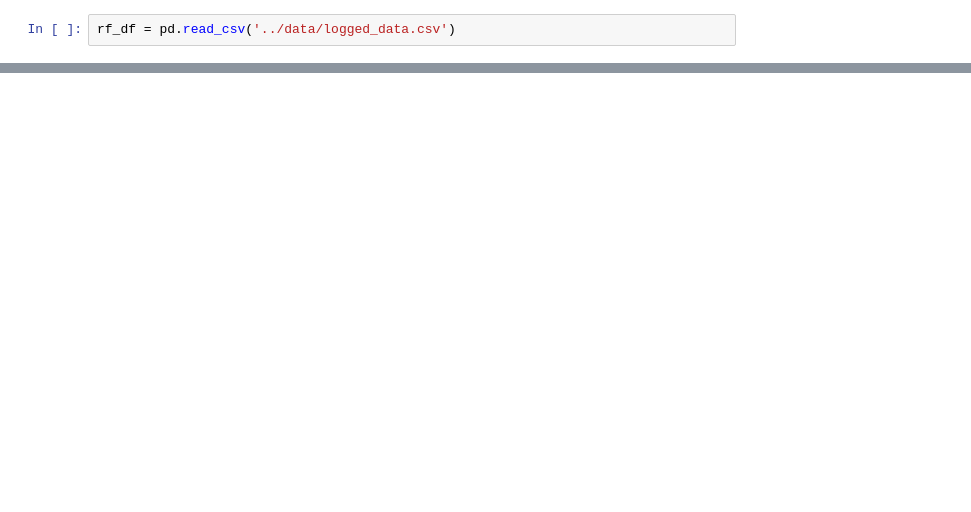
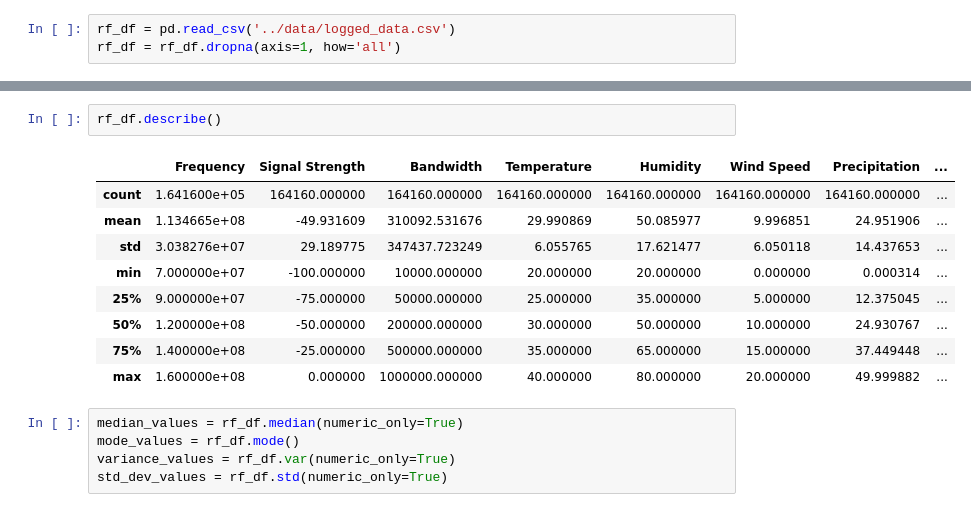
Before and after one commit to donnafarris/rfdata_eda, a Jupyter notebook: notebooks/initial_eda.ipynb, the cells around one changed output, grey strips where cells are left out. Saved outputs shown, nothing was run; the diff lists cells and outputs as text; blank space fills up the shorter version.

```diff
--- a/notebooks/initial_eda.ipynb
+++ b/notebooks/initial_eda.ipynb
@@ -3,2 +6,3 @@ import pandas as pd
 # %%
 rf_df = pd.read_csv('../data/logged_data.csv')
+rf_df = rf_df.dropna(axis=1, how='all')
@@ -25,0 +43,17 @@ Index(['Timestamp', 'Frequency', 'Signal Strength', 'Modulation', 'Bandwidth',
+# %%
+rf_df.describe()
+# %% [output]
+|  | Frequency | Signal Strength | Bandwidth | Temperature | Humidity | Wind Speed | Precipitation | ... |
+| count | 1.641600e+05 | 164160.000000 | 164160.000000 | 164160.000000 | 164160.000000 | 164160.000000 | 164160.000000 | ... |
+| mean | 1.134665e+08 | -49.931609 | 310092.531676 | 29.990869 | 50.085977 | 9.996851 | 24.951906 | ... |
+| std | 3.038276e+07 | 29.189775 | 347437.723249 | 6.055765 | 17.621477 | 6.050118 | 14.437653 | ... |
+| min | 7.000000e+07 | -100.000000 | 10000.000000 | 20.000000 | 20.000000 | 0.000000 | 0.000314 | ... |
+| 25% | 9.000000e+07 | -75.000000 | 50000.000000 | 25.000000 | 35.000000 | 5.000000 | 12.375045 | ... |
+| 50% | 1.200000e+08 | -50.000000 | 200000.000000 | 30.000000 | 50.000000 | 10.000000 | 24.930767 | ... |
+| 75% | 1.400000e+08 | -25.000000 | 500000.000000 | 35.000000 | 65.000000 | 15.000000 | 37.449448 | ... |
+| max | 1.600000e+08 | 0.000000 | 1000000.000000 | 40.000000 | 80.000000 | 20.000000 | 49.999882 | ... |
+# %%
+median_values = rf_df.median(numeric_only=True)
+mode_values = rf_df.mode()
+variance_values = rf_df.var(numeric_only=True)
+std_dev_values = rf_df.std(numeric_only=True)
```
Also changed, not shown: parts of 11 cells of this notebook, 2 other files.
